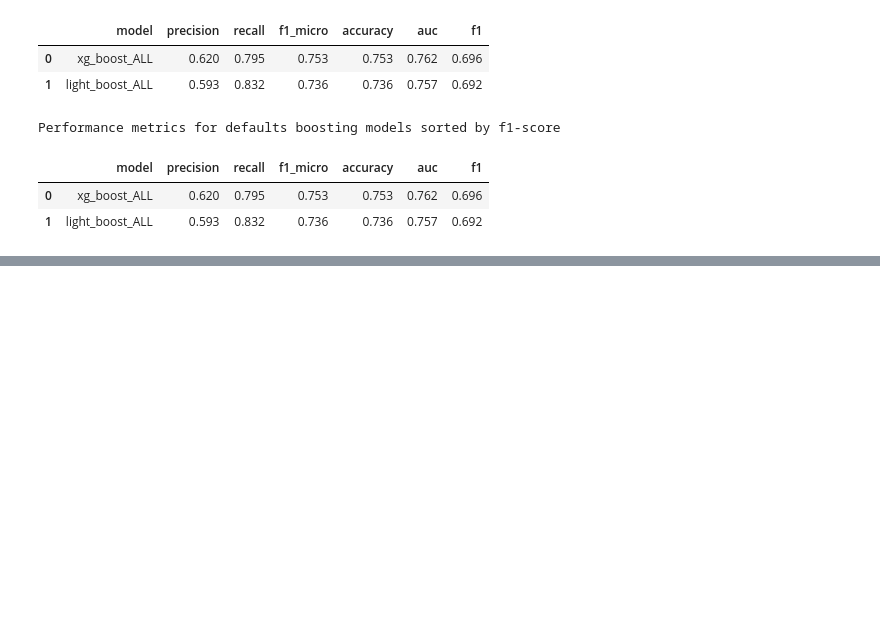
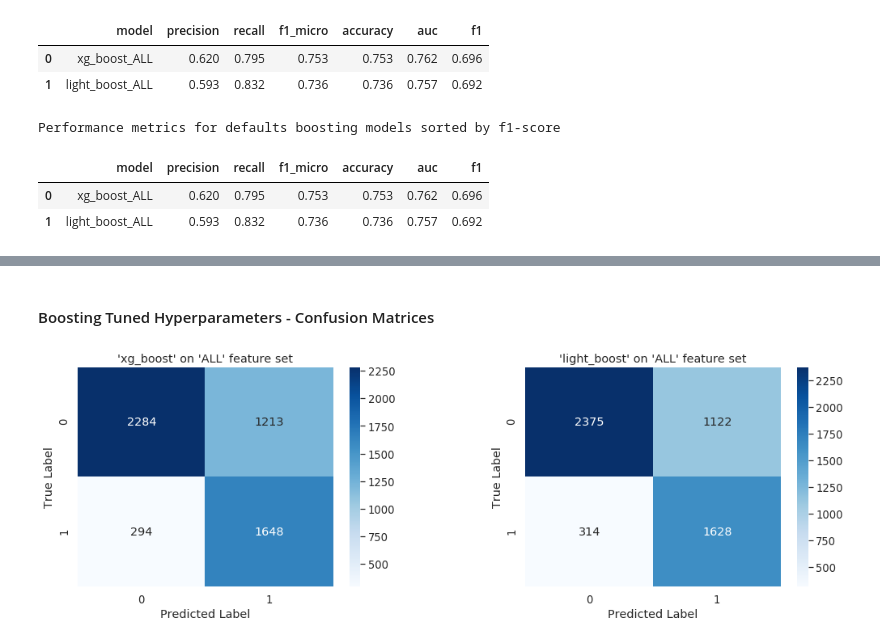
Before and after one commit to achmand/aml-crypto-graph, a Jupyter notebook: src/2.6_experiment_results.ipynb, the cells around one changed output, grey strips where cells are left out. Cells and saved outputs as stored; diff of their text form; code cells hidden in the pictures; blank space fills up the shorter version.

```diff
--- a/src/2.6_experiment_results.ipynb
+++ b/src/2.6_experiment_results.ipynb
@@ -118,0 +121,2 @@ Performance metrics for defaults boosting models sorted by f1-score
+# %%
+tuned_results = read_pickle(TUNED_RESULTS)
@@ -118,0 +154,6 @@ Performance metrics for defaults boosting models sorted by f1-score
+# %% [markdown]
+#### Boosting Tuned Hyperparameters - Confusion Matrices
+# %%
+plot_result_matrices(tuned_results, figsize=(17,5))
+# %% [output]
+[figure, added]
```
Also changed, not shown: parts of 3 cells of this notebook, 6 other files.
